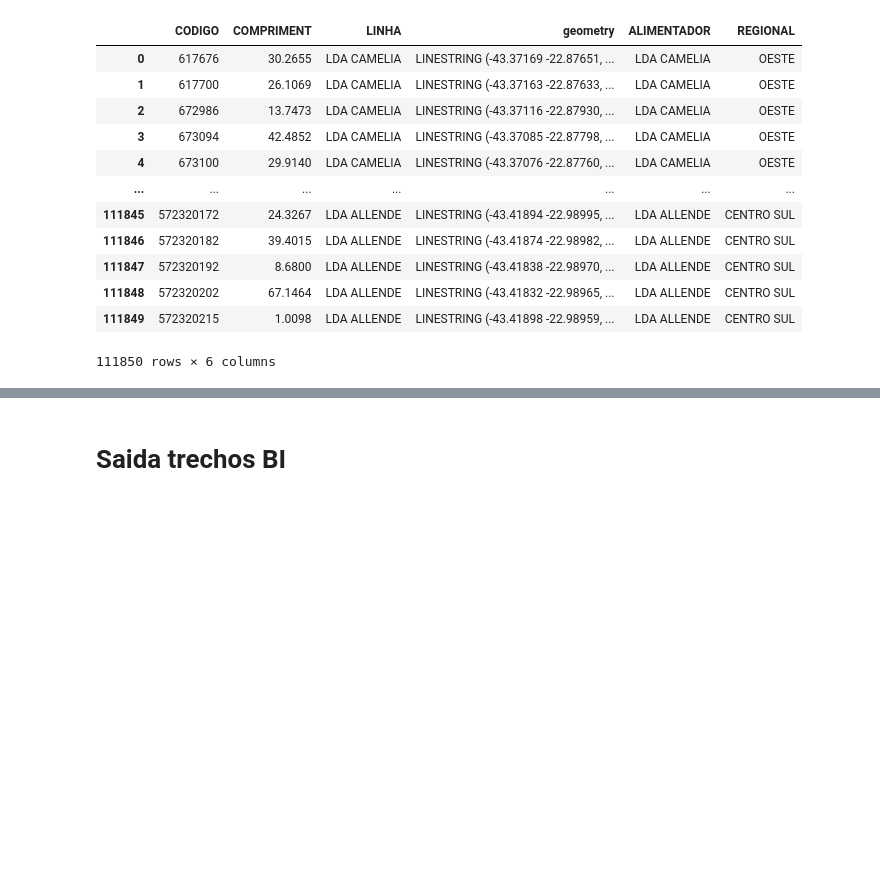
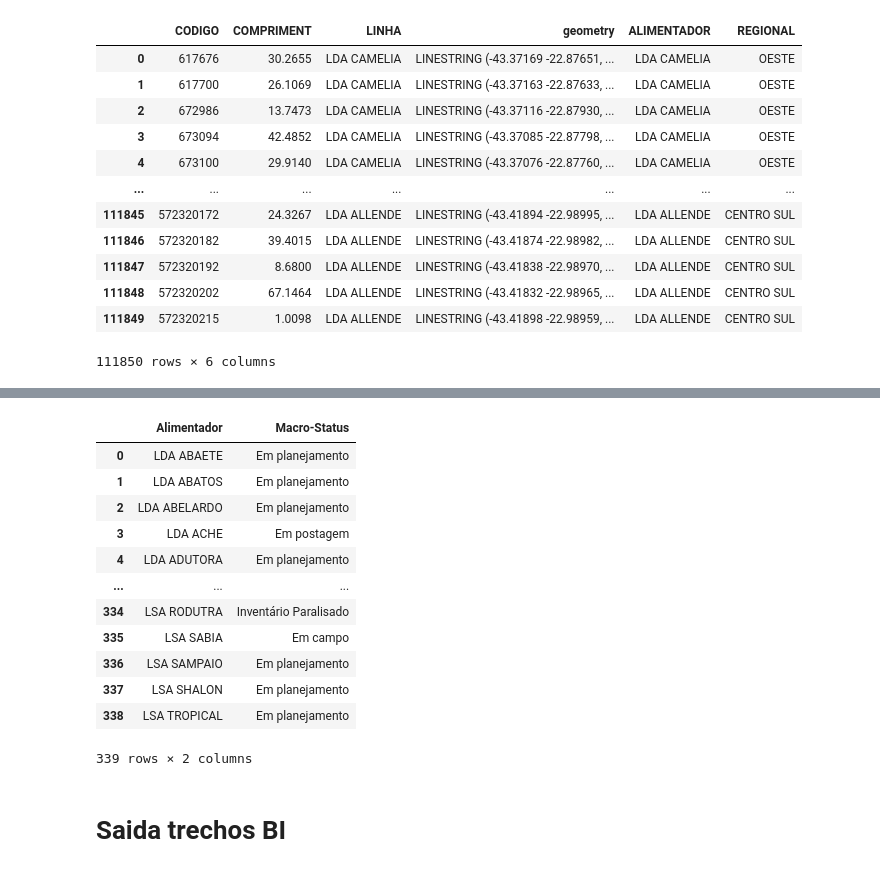
Before and after one commit to Inovais0405/2023_Light_Dash, a Jupyter notebook: 01_Leitura FME.ipynb, the cells around one changed output, grey strips where cells are left out. Saved outputs shown, nothing was run; the diff lists cells and outputs as text; code cells hidden in the pictures; blank space fills up the shorter version.

```diff
--- a/01_Leitura FME.ipynb
+++ b/01_Leitura FME.ipynb
@@ -139,0 +235,16 @@ saida_trecho_mapa[['CODIGO', 'COMPRIMENTO', 'ALIMENTADOR', 'geometry', 'REGIONAL
+# %%
+latest[['Alimentador', 'Macro-Status']]
+# %% [output]
+|  | Alimentador | Macro-Status |
+| 0 | LDA ABAETE | Em planejamento |
+| 1 | LDA ABATOS | Em planejamento |
+| 2 | LDA ABELARDO | Em planejamento |
+| 3 | LDA ACHE | Em postagem |
+| 4 | LDA ADUTORA | Em planejamento |
+| ... | ... | ... |
+| 334 | LSA RODUTRA | Inventário Paralisado |
+| 335 | LSA SABIA | Em campo |
+| 336 | LSA SAMPAIO | Em planejamento |
+| 337 | LSA SHALON | Em planejamento |
+| 338 | LSA TROPICAL | Em planejamento |
+339 rows × 2 columns
```
Also changed, not shown: parts of 10 cells of this notebook.
